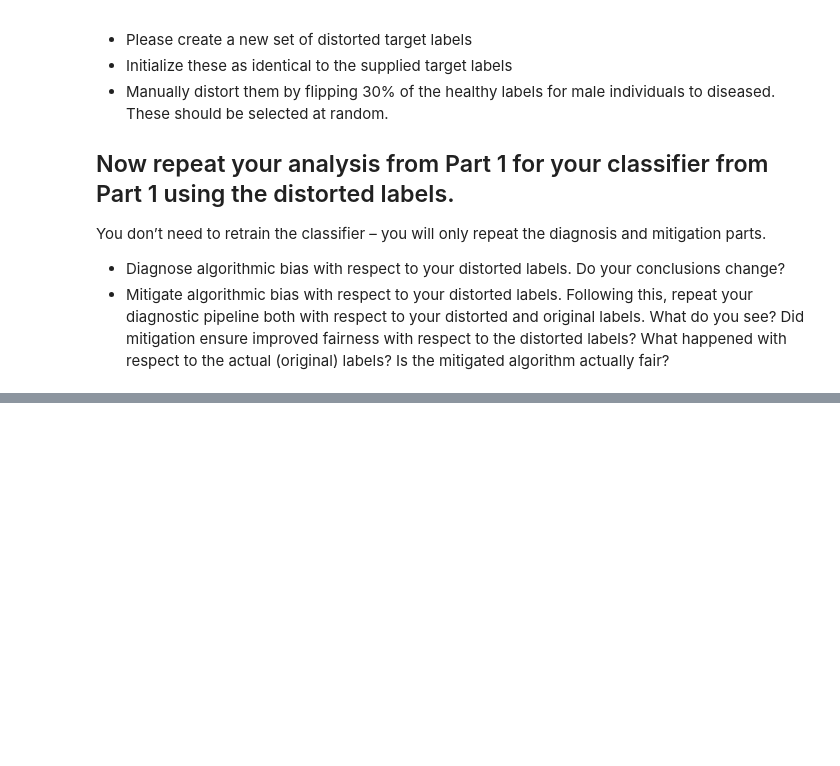
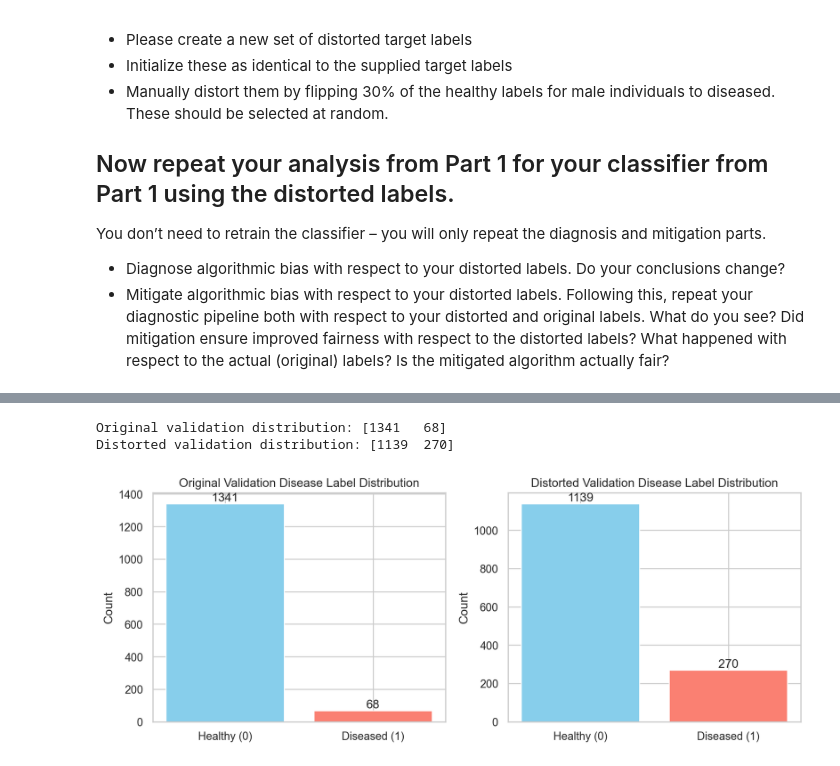
Before and after one commit to ClaraML96/02517_fairness_project, a Jupyter notebook: exercise.ipynb, the cells around one changed output, grey strips where cells are left out. Cells and saved outputs as stored; diff of their text form; code cells hidden in the pictures; blank space fills up the shorter version.

```diff
--- a/exercise.ipynb
+++ b/exercise.ipynb
@@ -656,0 +860,46 @@ You don’t need to retrain the classifier – you will only repeat the diagnosi
+# %%
+# To use threshold optimizer, we need to distort the validation labels in the same way
+
+def distort_male_labels(y, sensitive, flip_frac=0.3, seed=42):
+    y_distorted = y.copy()
+    rng = np.random.default_rng(seed)
+    male_healthy_idx = np.where((sensitive == 1) & (y == 0))[0]
+    n_flip = int(len(male_healthy_idx) * flip_frac)
+    flip_idx = rng.choice(male_healthy_idx, size=n_flip, replace=False)
+    y_distorted[flip_idx] = 1
+    return y_distorted
+
+# Ensure numpy arrays for validation
+val_lab_np = np.array(val_lab).astype(int)
+val_a_np   = np.array(val_a).astype(int)
+
+# Distort validation labels (males 0 → 1, 30%)
+distorted_val_labels = distort_male_labels(val_lab_np, val_a_np, flip_frac=0.3)
+
+print("Original validation distribution:", np.bincount(val_lab_np))
+print("Distorted validation distribution:", np.bincount(distorted_val_labels))
+
+
+# USED CHATGPT TO GENERATE THE PLOT BELOW
+# Plot the valdiation labels
+fig, axes = plt.subplots(1, 2, figsize=(10, 4), dpi=200)
+bars0 = axes[0].bar(['Healthy (0)', 'Diseased (1)'], np.bincount(val_lab_np), color=['skyblue', 'salmon'])
+axes[0].set_title('Original Validation Disease Label Distribution')
+axes[0].set_ylabel('Count')
+for bar in bars0:
+    axes[0].annotate(f'{int(bar.get_height())}',
+                     (bar.get_x() + bar.get_width() / 2., bar.get_height()),
+                     ha='center', va='bottom')
+bars1 = axes[1].bar(['Healthy (0)', 'Diseased (1)'], np.bincount(distorted_val_labels), color=['skyblue', 'salmon'])
+axes    [1].set_title('Distorted Validation Disease Label Distribution')
+axes[1].set_ylabel('Count')
+for bar in bars1:
+    axes[1].annotate(f'{int(bar.get_height())}',
+                     (bar.get_x() + bar.get_width() / 2., bar.get_height()),
+                     ha='center', va='bottom')
+plt.tight_layout()
+plt.show()
+# %% [output]
+Original validation distribution: [1341   68]
+Distorted validation distribution: [1139  270]
+[figure, added]
```
Also changed, not shown: parts of 20 cells of this notebook.
